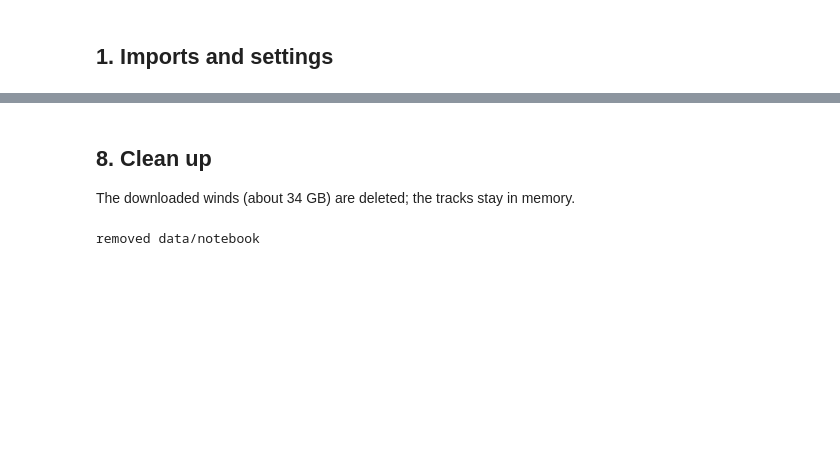
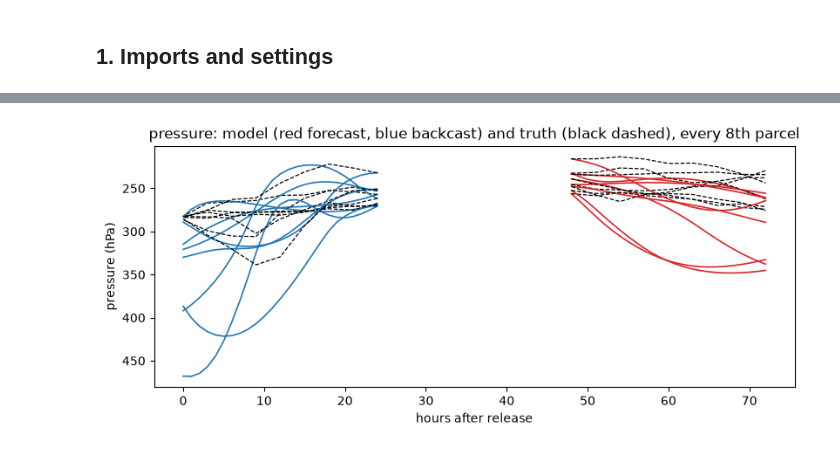
Before and after one commit to yanxingjianken/ki-lagrangian-tracks, a Jupyter notebook: 03_era5/ki_era5.ipynb, the cells around one changed output, grey strips where cells are left out. Cells and saved outputs as stored; diff of their text form; code cells hidden in the pictures; blank space fills up the shorter version.

```diff
--- a/03_era5/ki_era5.ipynb
+++ b/03_era5/ki_era5.ipynb
@@ -116,14 +13,0 @@ print(X.shape, f'median horizontal speed {np.median(np.hypot(V[..., 0], V[..., 1
-# %%
-fig = plt.figure(figsize=(12, 5), layout='constrained')
-ax = fig.add_subplot(1, 2, 1, projection=ccrs.NorthPolarStereo(central_longitude=235))
-ax.set_extent([190, 280, 30, 80], ccrs.PlateCarree()); ax.coastlines(lw=0.4, color='0.5')
-ax.contour(z500.longitude, z500.latitude, z500.isel(time=1), levels=np.arange(5200, 6000, 60), colors='k', linewidths=0.5, transform=ccrs.PlateCarree())
-lo, la = xy_to_lonlat(X)
-for i in range(0, X.shape[1], 25):
-    ax.plot(np.rad2deg(np.unwrap(np.deg2rad(lo[:, i]))), la[:, i], lw=0.5, color='tab:red' if lev[i] == 1 else 'tab:blue', transform=ccrs.Geodetic())
-ax.set_title('true tracks (every 25th parcel; red: sigma 0.285, blue: 0.477); 500-hPa height at 48 h', fontsize=9)
-b = fig.add_subplot(1, 2, 2)
-for i in range(0, X.shape[1], 25):
-    b.plot(th, P_HPA[:, i], lw=0.5, color='tab:red' if lev[i] == 1 else 'tab:blue')
-b.invert_yaxis(); b.set(xlabel='hours after release', ylabel='pressure (hPa)', title='pressure along the tracks')
-plt.show()
@@ -323,8 +285,12 @@ plt.show()
-# %% [markdown]
-## 8. Clean up
-The downloaded winds (about 34 GB) are deleted; the tracks stay in memory.
-# %%
-shutil.rmtree(WORK)
-print('removed', WORK.relative_to(ROOT))
-# %% [output]
-removed data/notebook
+# %%
+fig, ax = plt.subplots(figsize=(8, 3.5), layout='constrained')
+for task, d, t0, col in (('forecast', 1, 48, 'tab:red'), ('backcast', -1, 24, 'tab:blue')):
+    tgt, det, ensm = keep[(i, task)]; r0 = t0 // STEP_H
+    for j in range(0, len(tgt), 8):
+        ax.plot(t0 + d * np.arange(25), hpa(det[:, j, 2]), color=col, lw=1.2)
+        ax.plot(t0 + d * STEP_H * np.arange(9), hpa(X[i, r0 + d * np.arange(9), tgt[j], 2]), color='k', ls='--', lw=0.9)
+ax.invert_yaxis(); ax.set(xlabel='hours after release', ylabel='pressure (hPa)',
+                          title='pressure: model (red forecast, blue backcast) and truth (black dashed), every 8th parcel')
+plt.show()
+# %% [output]
+[figure, added]
```
Also changed, not shown: parts of 21 cells of this notebook, 3 other files.
